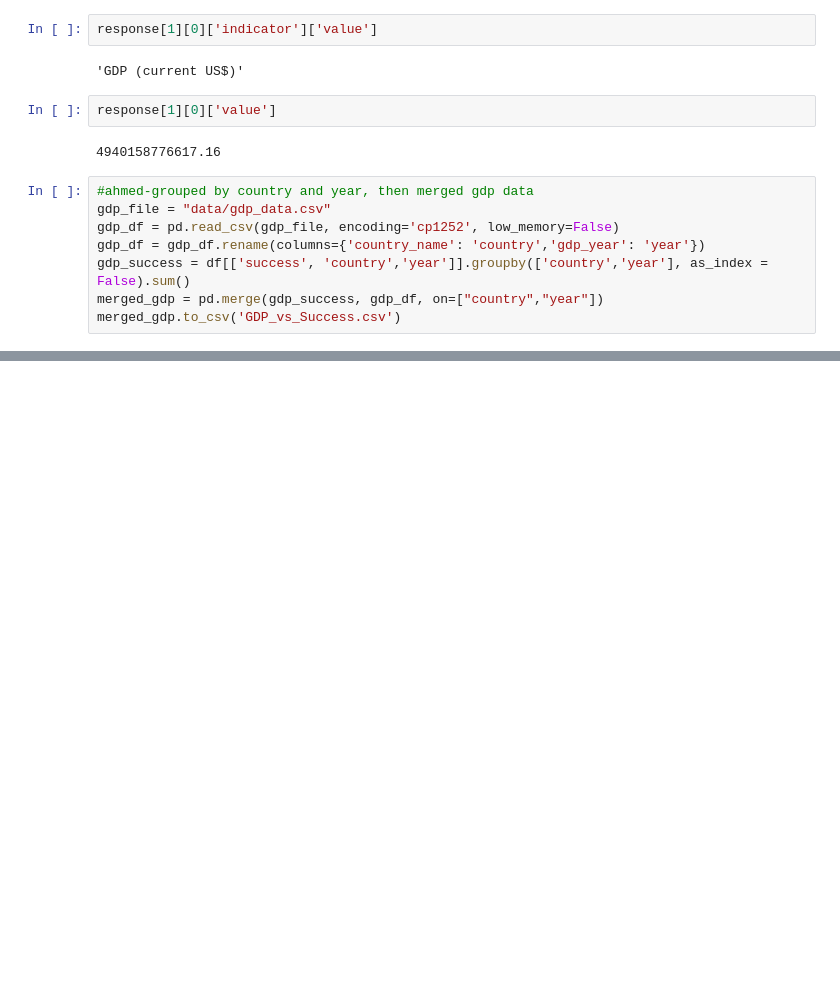
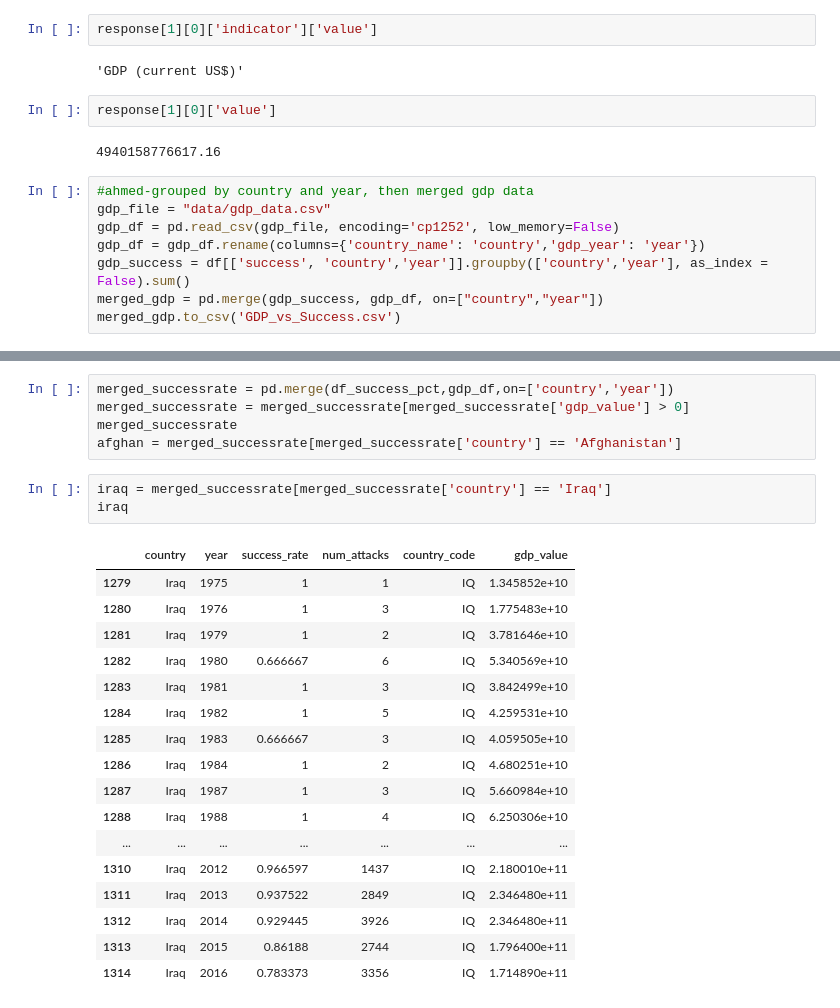
Before and after one commit to grantaguinaldo/project-001, a Jupyter notebook: project-001-sungwons version of Grant's notebook.ipynb, the cells around one changed output, grey strips where cells are left out. Drawn from its saved outputs; the diff is of its cells as text; blank space fills up the shorter version.

```diff
--- a/project-001-sungwon.ipynb
+++ b/project-001-sungwons version of Grant's notebook.ipynb
@@ -370,0 +355,26 @@ columns
+# %%
+merged_successrate = pd.merge(df_success_pct,gdp_df,on=['country','year'])
+merged_successrate = merged_successrate[merged_successrate['gdp_value'] > 0]
+merged_successrate
+afghan = merged_successrate[merged_successrate['country'] == 'Afghanistan']
+# %%
+iraq = merged_successrate[merged_successrate['country'] == 'Iraq']
+iraq
+# %% [output]
+|  | country | year | success_rate | num_attacks | country_code | gdp_value |
+| 1279 | Iraq | 1975 | 1 | 1 | IQ | 1.345852e+10 |
+| 1280 | Iraq | 1976 | 1 | 3 | IQ | 1.775483e+10 |
+| 1281 | Iraq | 1979 | 1 | 2 | IQ | 3.781646e+10 |
+| 1282 | Iraq | 1980 | 0.666667 | 6 | IQ | 5.340569e+10 |
+| 1283 | Iraq | 1981 | 1 | 3 | IQ | 3.842499e+10 |
+| 1284 | Iraq | 1982 | 1 | 5 | IQ | 4.259531e+10 |
+| 1285 | Iraq | 1983 | 0.666667 | 3 | IQ | 4.059505e+10 |
+| 1286 | Iraq | 1984 | 1 | 2 | IQ | 4.680251e+10 |
+| 1287 | Iraq | 1987 | 1 | 3 | IQ | 5.660984e+10 |
+| 1288 | Iraq | 1988 | 1 | 4 | IQ | 6.250306e+10 |
+| ... | ... | ... | ... | ... | ... | ... |
+| 1310 | Iraq | 2012 | 0.966597 | 1437 | IQ | 2.180010e+11 |
+| 1311 | Iraq | 2013 | 0.937522 | 2849 | IQ | 2.346480e+11 |
+| 1312 | Iraq | 2014 | 0.929445 | 3926 | IQ | 2.346480e+11 |
+| 1313 | Iraq | 2015 | 0.86188 | 2744 | IQ | 1.796400e+11 |
+| 1314 | Iraq | 2016 | 0.783373 | 3356 | IQ | 1.714890e+11 |
```
Also changed, not shown: parts of 8 cells of this notebook, 2 other files.
